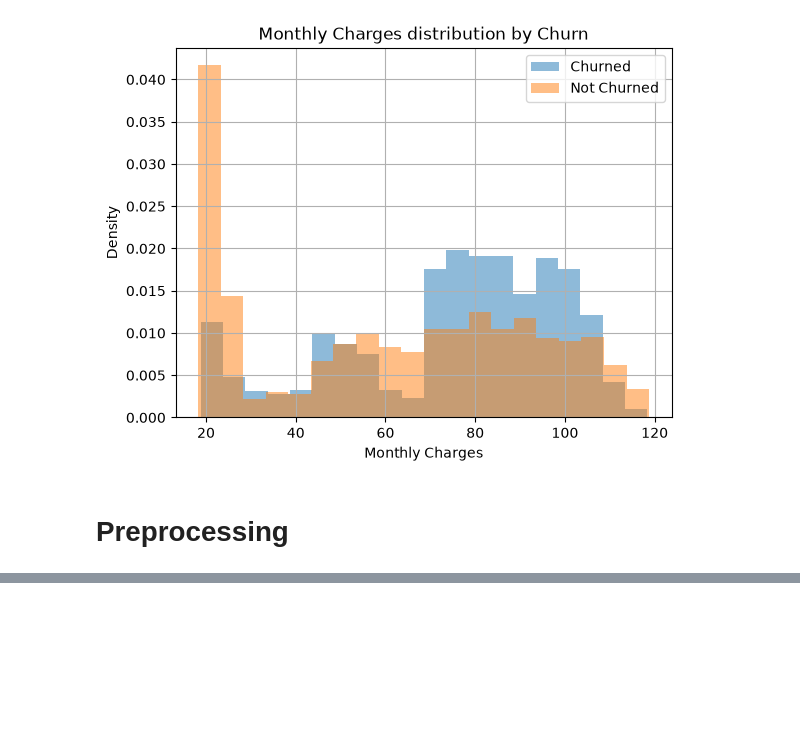
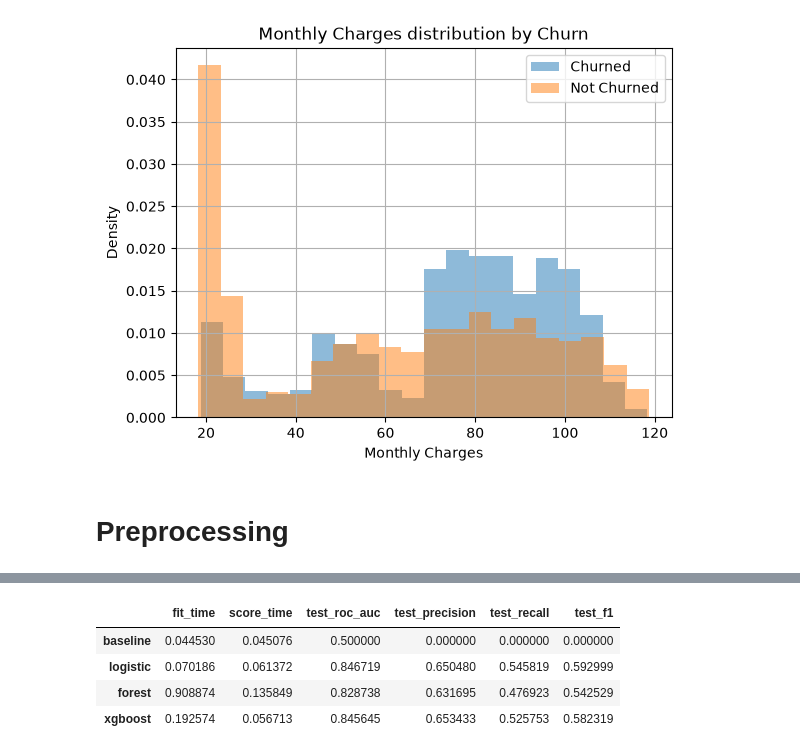
Before and after one commit to HuseynNaqvi/churn-prediction, a Jupyter notebook: notebooks/churn_analysis.ipynb, the cells around one changed output, grey strips where cells are left out. Saved outputs shown, nothing was run; the diff lists cells and outputs as text; code cells hidden in the pictures; blank space fills up the shorter version.

Commit message:
model comparison

```diff
--- a/notebooks/churn_analysis.ipynb
+++ b/notebooks/churn_analysis.ipynb
@@ -196,6 +197,11 @@ transformer = ColumnTransformer(transformers=[
 base_model = DummyClassifier(strategy= 'most_frequent')
 logistic_model = LogisticRegression(max_iter=1000)
 forest_model = RandomForestClassifier(n_estimators=200, random_state=1)
+xgboost_model = XGBClassifier(n_estimators = 300,
+                        learning_rate = 0.05,
+                        max_depth = 3,
+                        eval_metric = 'logloss',
+                        random_state = 1)
 
 base_pipeline = Pipeline(steps=[
     ('transformer', clone(transformer)),
@@ -211,23 +217,37 @@ forest_pipeline = Pipeline(steps=[
     ('transformer', clone(transformer)),
     ('model', forest_model)
 ])
+
+xgboost_pipeline = Pipeline(steps=[
+    ('transformer', clone(transformer)),
+    ('model', xgboost_model)
+])
 # %%
 my_pipelines = {
     'baseline': base_pipeline,
     'logistic': logistic_pipeline,
-    'forest': forest_pipeline
+    'forest': forest_pipeline,
+    'xgboost': xgboost_pipeline
 }
 
 cv = StratifiedKFold(n_splits= 5, shuffle= True, random_state= 1)
 
 results = {}
-for name, pipeline in my_pipelines.items():
+for name,pipeline in my_pipelines.items():
     output = cross_validate(
-        pipeline, x_train, y_train,
+        pipeline,x_train,y_train,
         cv=cv,
         scoring=['roc_auc', 'precision', 'recall', 'f1']
     )
     results[name] = {
         metric: values.mean()
         for metric, values in output.items()
     }
+results_df = pd.DataFrame(results).T
+results_df
+# %% [output]
+|  | fit_time | score_time | test_roc_auc | test_precision | test_recall | test_f1 |
+| baseline | 0.044530 | 0.045076 | 0.500000 | 0.000000 | 0.000000 | 0.000000 |
+| logistic | 0.070186 | 0.061372 | 0.846719 | 0.650480 | 0.545819 | 0.592999 |
+| forest | 0.908874 | 0.135849 | 0.828738 | 0.631695 | 0.476923 | 0.542529 |
+| xgboost | 0.192574 | 0.056713 | 0.845645 | 0.653433 | 0.525753 | 0.582319 |
```
Also changed, not shown: parts of 2 cells of this notebook, 1 other file.
